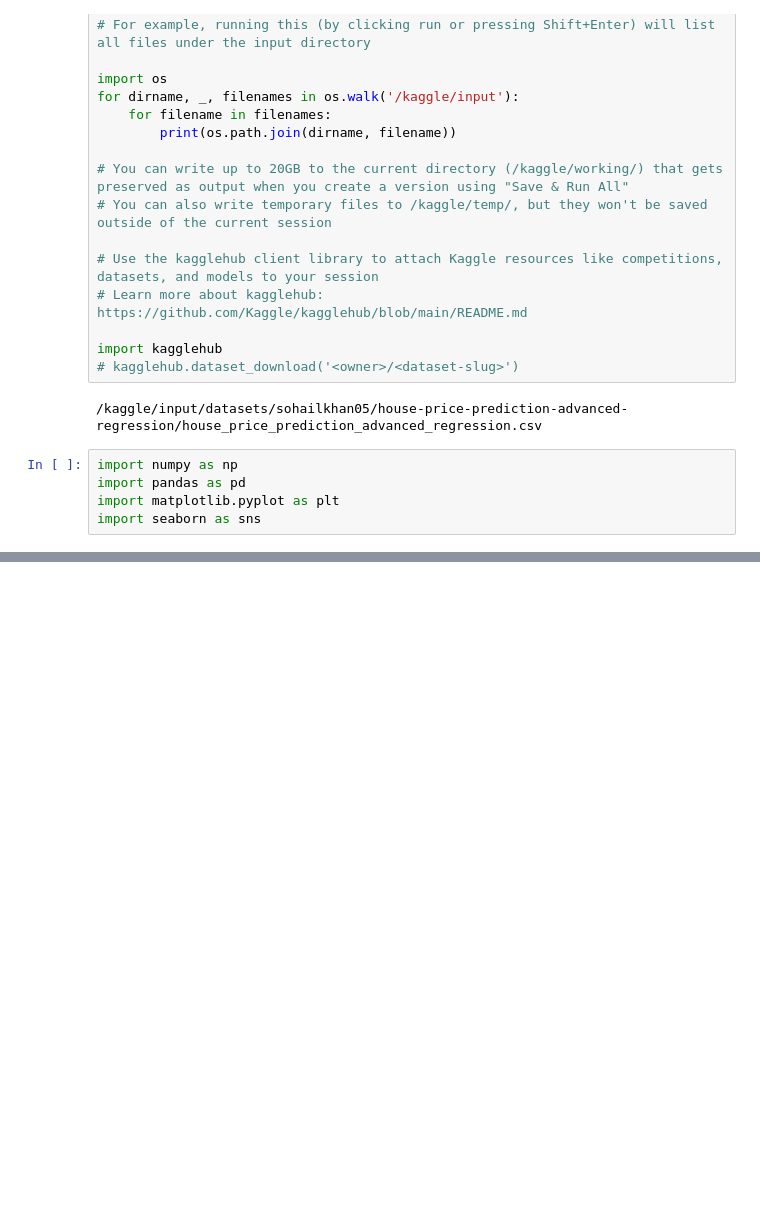
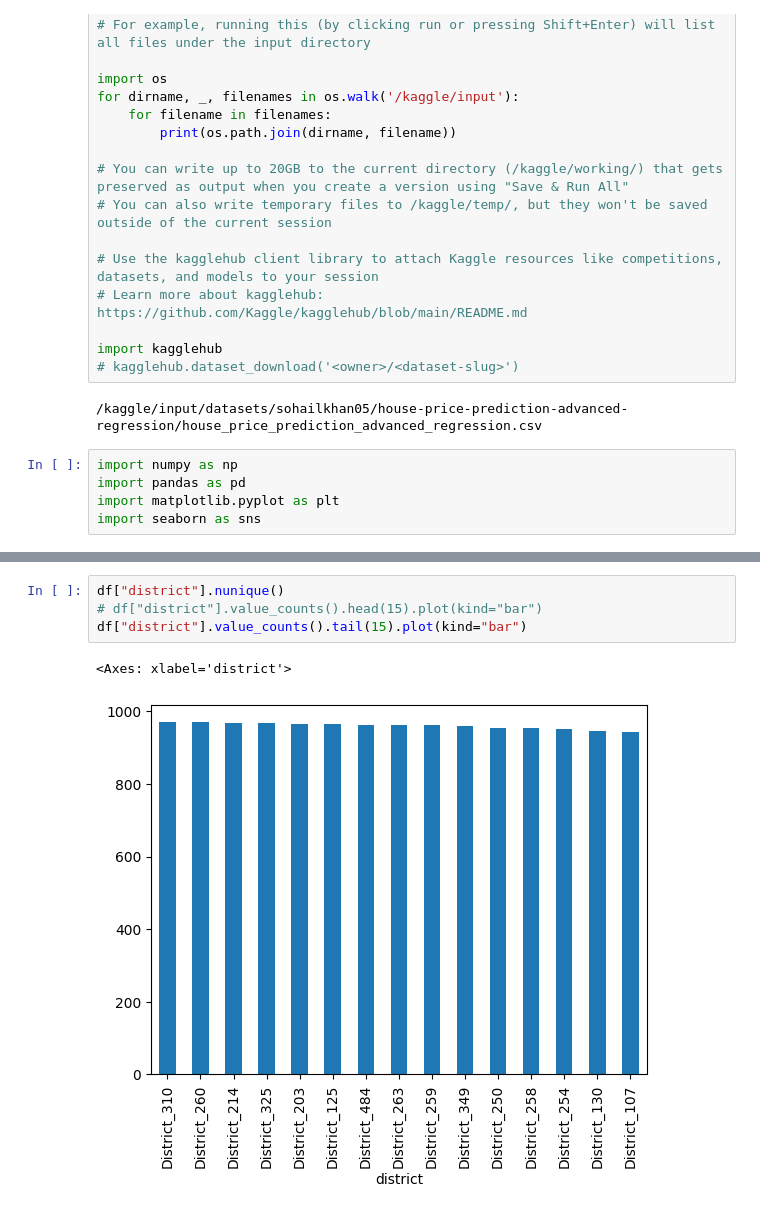
Before and after one commit to yashbhatt0508/regression-problem, a Jupyter notebook: advancedregression.ipynb, the cells around one changed output, grey strips where cells are left out. Drawn from its saved outputs; the diff is of its cells as text; blank space fills up the shorter version.

```diff
--- a/advancedregression.ipynb
+++ b/advancedregression.ipynb
@@ -31,0 +265,7 @@ import seaborn as sns
+# %%
+df["district"].nunique()
+# df["district"].value_counts().head(15).plot(kind="bar")
+df["district"].value_counts().tail(15).plot(kind="bar")
+# %% [output]
+<Axes: xlabel='district'>
+[figure, added]
```
Also changed, not shown: parts of 28 cells of this notebook.
